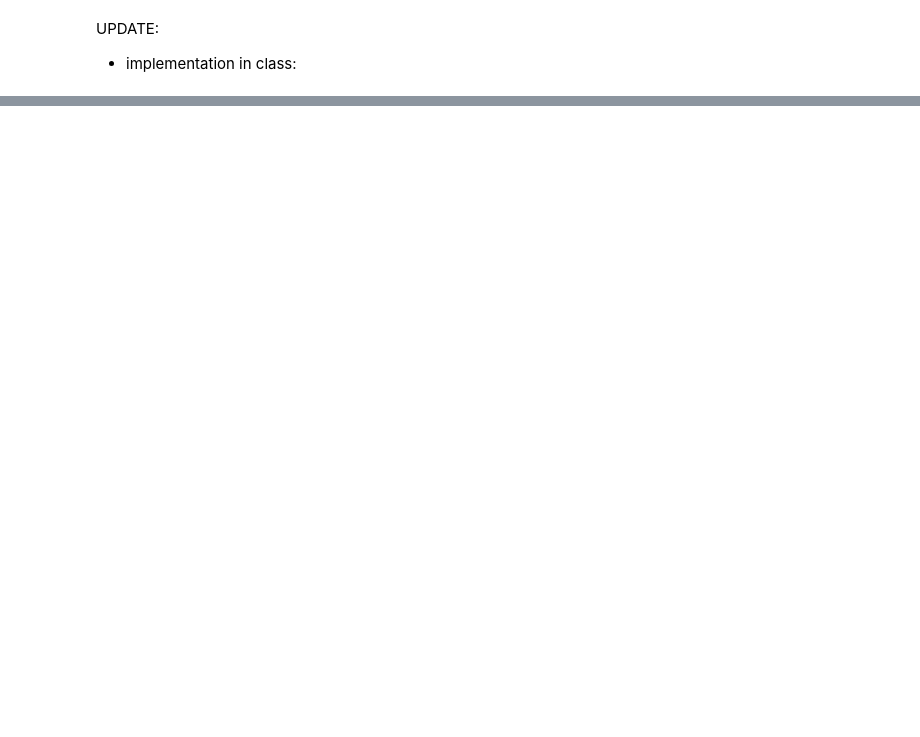
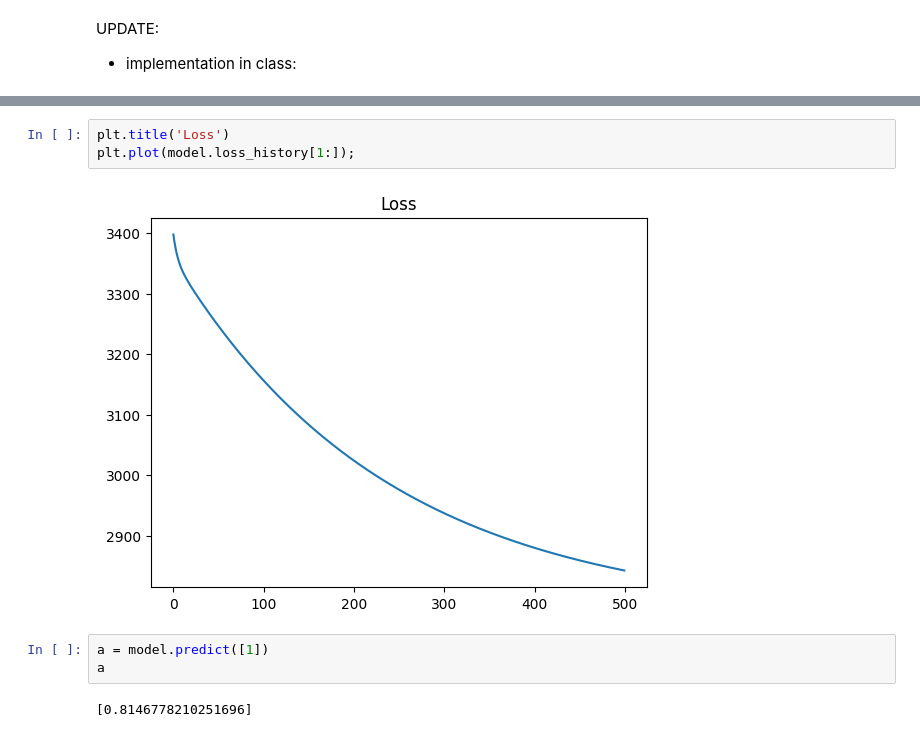
Before and after one commit to Venchislav/AI-Journey-Zero-to-Hero, a Jupyter notebook: Machine Learning Specialization/Week#1/Code Samples (trash)/LinearRegressionGD_from_scratch.ipynb, the cells around one changed output, grey strips where cells are left out. Cells and saved outputs as stored; diff of their text form; blank space fills up the shorter version.

```diff
--- a/Machine Learning Specialization/Week#1/Code Samples (trash)/LinearRegressionGD_from_scratch.ipynb
+++ b/Machine Learning Specialization/Week#1/Code Samples (trash)/LinearRegressionGD_from_scratch.ipynb
@@ -249,3 +235,13 @@ plt.plot(x, pred, c='red');
+# %%
+plt.title('Loss')
+plt.plot(model.loss_history[1:]);
+# %% [output]
+[figure, added]
+# %%
+a = model.predict([1])
+a
+# %% [output]
+[0.8146778210251696]
 # %% [markdown]
 Hour of my life passed... <br>
 
```
Also changed, not shown: parts of 16 cells of this notebook.
